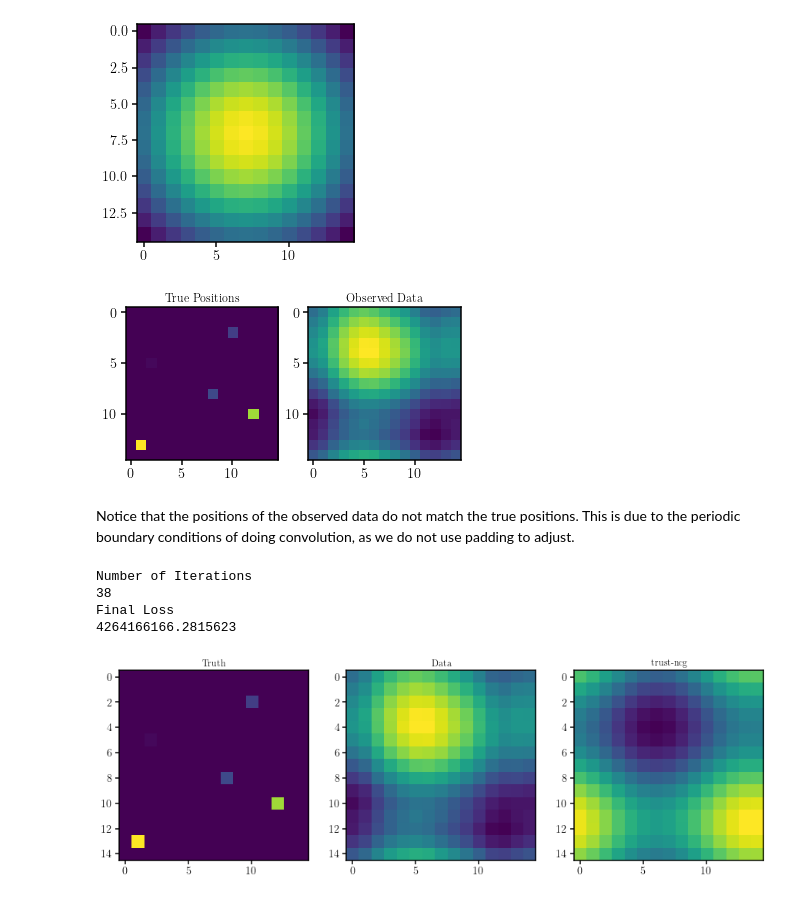
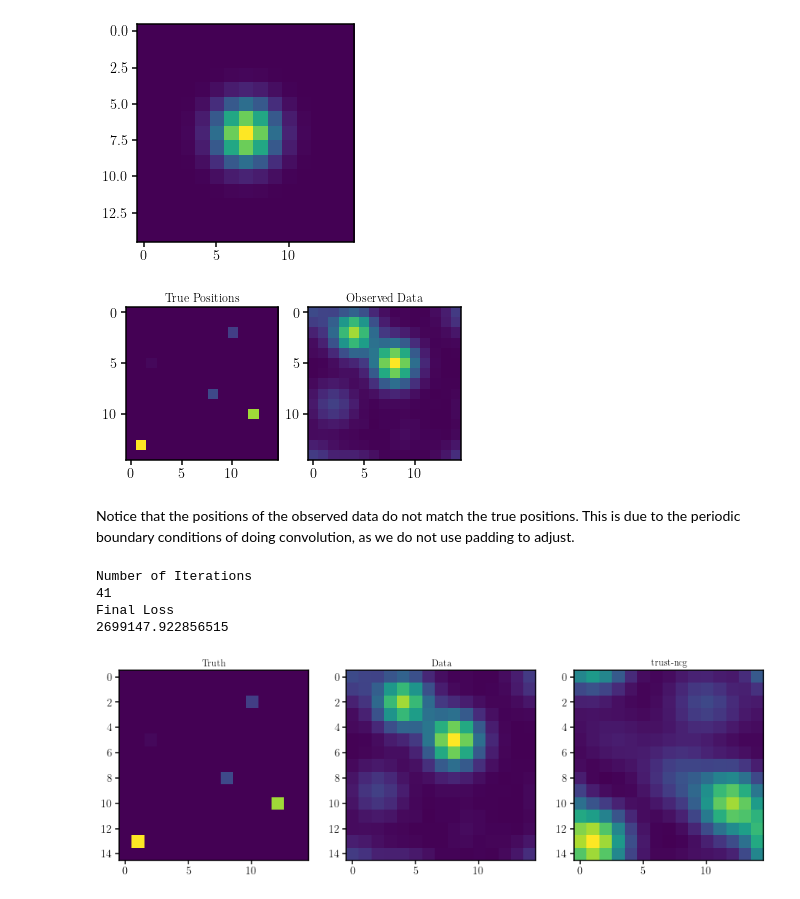
Before and after one commit to changhoonhahn/LocaHBay, a Jupyter notebook: sb/2d/complex_redux_lognorm.ipynb, the cells around one changed output. Drawn from its saved outputs; the diff is of its cells as text; code cells hidden in the pictures.

```diff
--- a/sb/2d/complex_redux_lognorm.ipynb
+++ b/sb/2d/complex_redux_lognorm.ipynb
@@ -30,27 +30,27 @@ np.random.seed(42)
 # %%
 #create global definitions for the data
 
 #create global definitions - this will become a main function later on
 np.random.seed(42)
 Ndata = 5;
 n_grid = 15;
 pix_1d = np.linspace(0., 1., n_grid) # pixel gridding
 fdensity_true = float(Ndata)/float(n_grid**2); #number density of obj in 1d
 
 #use very small psf and noise
-sig_psf = 0.5 # psf width
+sig_psf = 0.1 # psf width
 sig_noise = 0.01 # noise level
 
 #create our psf
 mid = int(n_grid/2);
 x,y = np.meshgrid(pix_1d,pix_1d);
 psf = np.exp(-((y-pix_1d[mid])**2 + (x - pix_1d[mid])**2)/2/sig_psf**2); #keep in mind difference between x and y position and indices! Here, you are given indices, but meshgrid is in x-y coords
 #fourier transform of psf
 psf_k = fft.fft2(psf);
 #display psf
 plt.imshow(psf);
 # %% [output]
-[figure, old version]
+[figure, new version]
 # %%
 #create the mock data we will work on
 #create coordinate grid
@@ -78,7 +78,7 @@ ax[1].imshow(data);
 ax[1].set_title('Observed Data')
 plt.show();
 # %% [output]
-[figure, old version]
+[figure, new version]
 # %% [markdown]
 Notice that the positions of the observed data do not match the true positions. This is due to the periodic boundary conditions of doing convolution, as we do not use padding to adjust.
 # %%
@@ -256,7 +256,7 @@ ax[2].set_title('trust-ncg')
 plt.show();
 # %% [output]
 Number of Iterations
-38
+41
 Final Loss
-4264166166.2815623
+2699147.922856515
-[figure, old version]
+[figure, new version]
```
Also changed, not shown: 3 other files.
